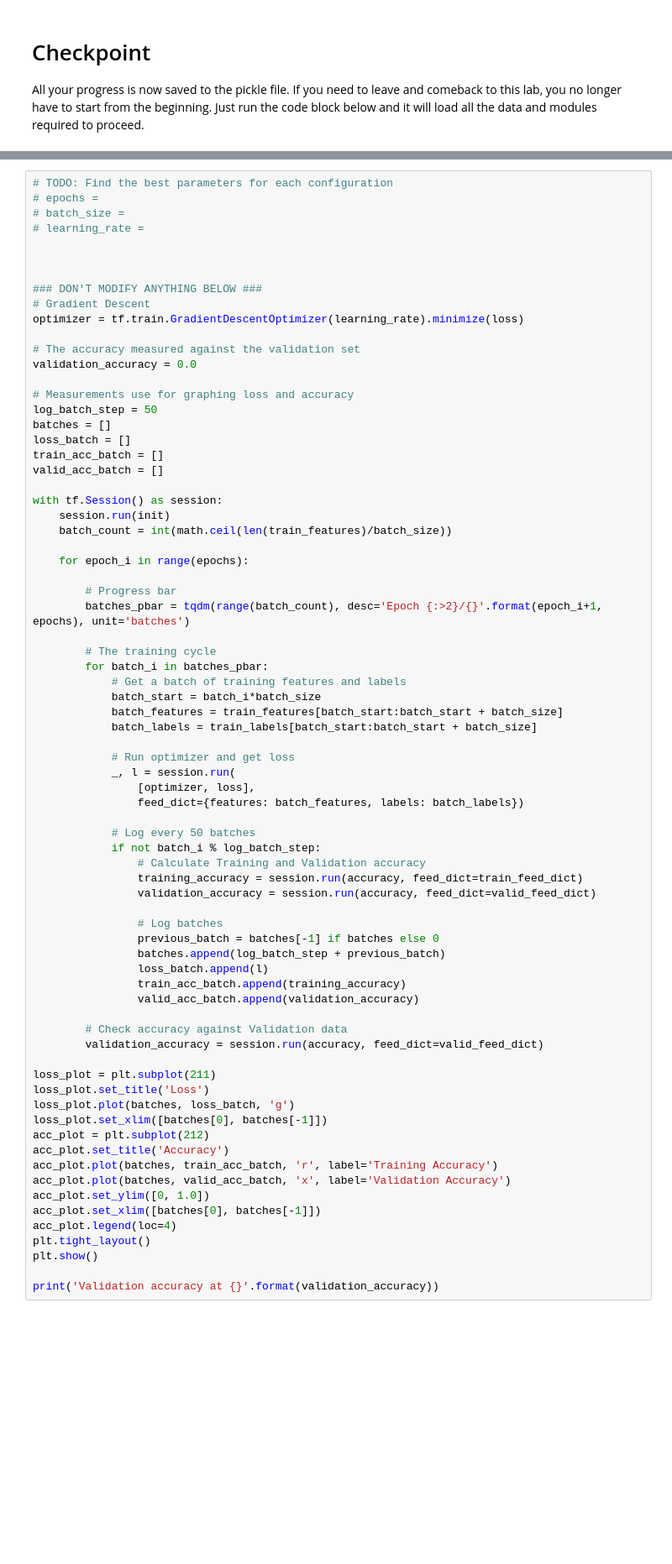
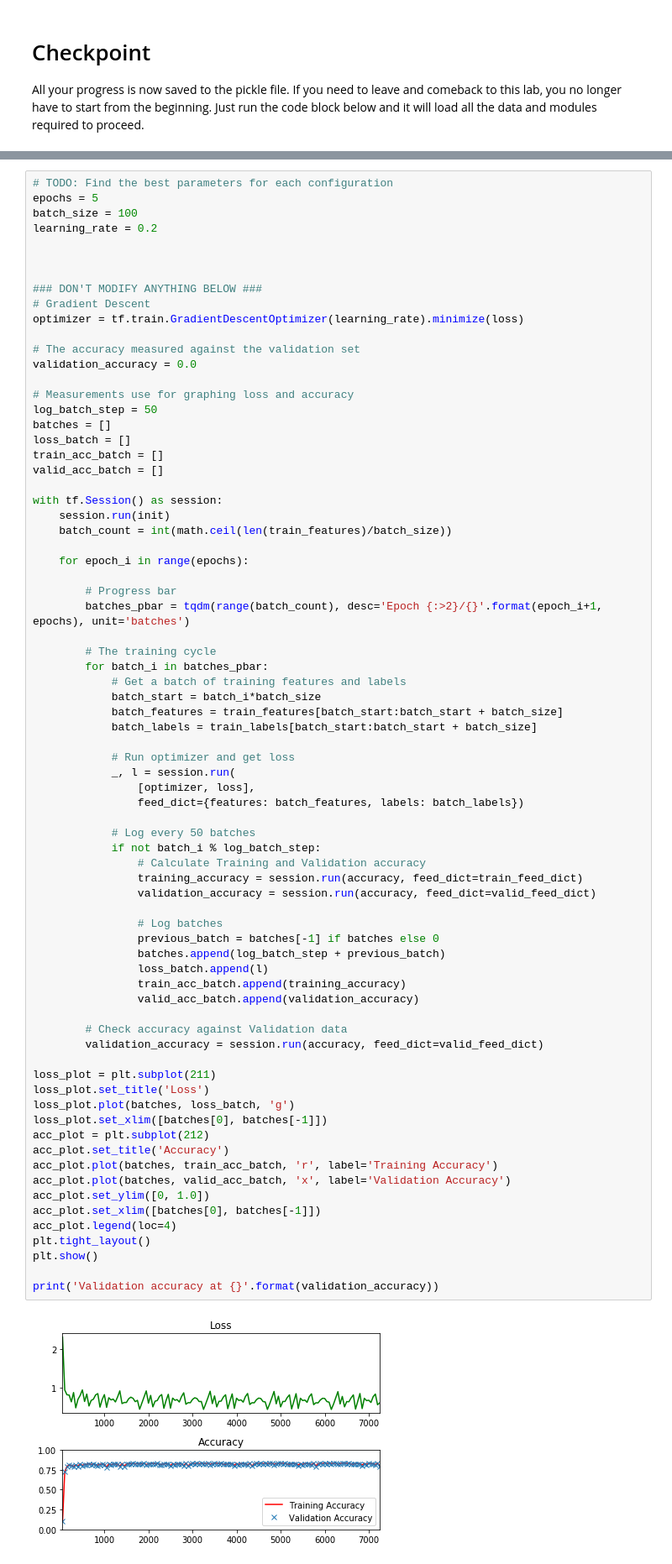
Before and after one commit to DataShrimp/CarND-TensorFlow-Lab, a Jupyter notebook: lab.ipynb, the cells around one changed output, grey strips where cells are left out. Shown at 84% size. Saved outputs shown, nothing was run; the diff lists cells and outputs as text; blank space fills up the shorter version.

```diff
--- a/lab.ipynb
+++ b/lab.ipynb
@@ -350,9 +375,9 @@ The code will print out a Loss and Accuracy graph, so you can see how well the n
 *If you're having trouble solving problem 3, you can view the solution [here](https://github.com/udacity/CarND-TensorFlow-Lab/blob/master/solutions.ipynb).*
 # %%
 # TODO: Find the best parameters for each configuration
-# epochs =
-# batch_size =
-# learning_rate =
+epochs = 5
+batch_size = 100
+learning_rate = 0.2
 
 
 
@@ -395,30 +420,32 @@ with tf.Session() as session:
             if not batch_i % log_batch_step:
                 # Calculate Training and Validation accuracy
                 training_accuracy = session.run(accuracy, feed_dict=train_feed_dict)
                 validation_accuracy = session.run(accuracy, feed_dict=valid_feed_dict)
 
                 # Log batches
                 previous_batch = batches[-1] if batches else 0
                 batches.append(log_batch_step + previous_batch)
                 loss_batch.append(l)
                 train_acc_batch.append(training_accuracy)
                 valid_acc_batch.append(validation_accuracy)
 
         # Check accuracy against Validation data
         validation_accuracy = session.run(accuracy, feed_dict=valid_feed_dict)
 
 loss_plot = plt.subplot(211)
 loss_plot.set_title('Loss')
 loss_plot.plot(batches, loss_batch, 'g')
 loss_plot.set_xlim([batches[0], batches[-1]])
 acc_plot = plt.subplot(212)
 acc_plot.set_title('Accuracy')
 acc_plot.plot(batches, train_acc_batch, 'r', label='Training Accuracy')
 acc_plot.plot(batches, valid_acc_batch, 'x', label='Validation Accuracy')
 acc_plot.set_ylim([0, 1.0])
 acc_plot.set_xlim([batches[0], batches[-1]])
 acc_plot.legend(loc=4)
 plt.tight_layout()
 plt.show()
 
 print('Validation accuracy at {}'.format(validation_accuracy))
+# %% [output]
+[figure, added]
```
Also changed, not shown: parts of 12 cells of this notebook.
